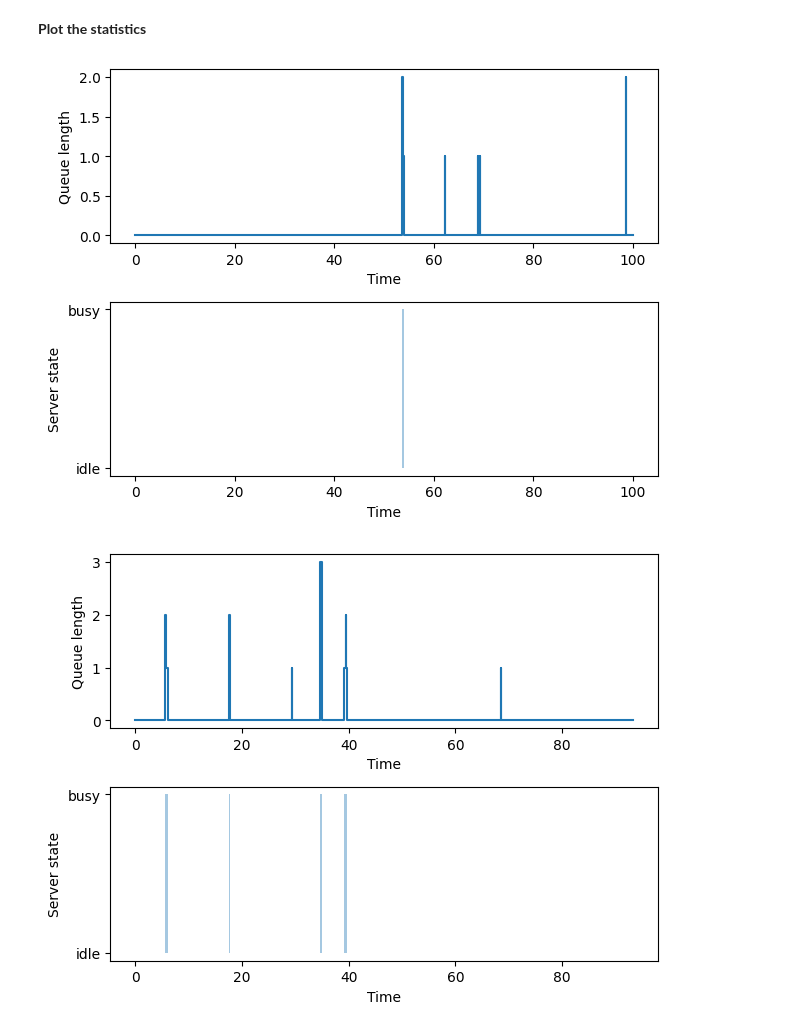
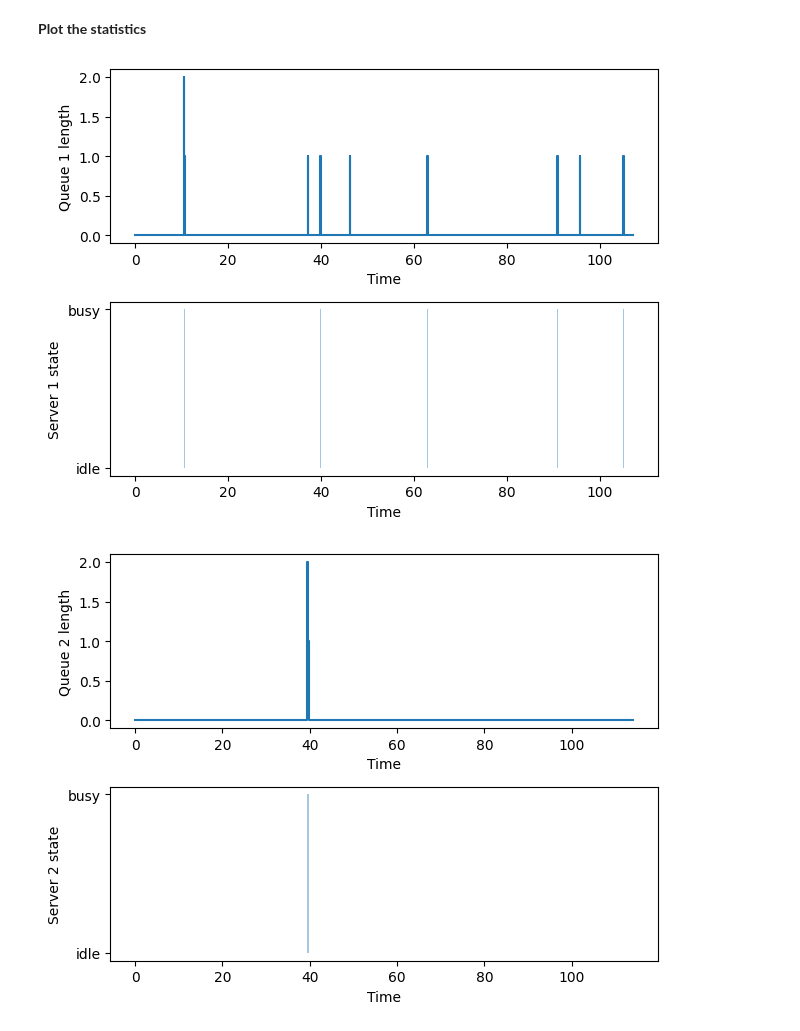
Before and after one commit to duytran1511/Danh_gia_hieu_nang, a Jupyter notebook: MM1-parallel.ipynb, the cells around one changed output. Saved outputs shown, nothing was run; the diff lists cells and outputs as text; code cells hidden in the pictures.

```diff
--- a/MM1-parallel.ipynb
+++ b/MM1-parallel.ipynb
@@ -343,35 +353,35 @@ E[n] (2)                 : 0.31/0.31
 # %%
 if LOGGED and PLOTTED:
     import matplotlib.pyplot as plt
-    log = np.loadtxt( 'mm1-l%d-m%d1.csv' % (LAMBDA,MU), delimiter = '\t' )
+    log = np.loadtxt( 'parallel-mm1-l%d-m%d-1.csv' % (LAMBDA,MU), delimiter = '\t' )
     plt.subplot( 2, 1, 1 )
     plt.xlabel( 'Time' )
-    plt.ylabel( 'Queue length' )
+    plt.ylabel( 'Queue 1 length' )
     plt.step( log[:200,0], log[:200,2], where='post' )
     plt.subplot( 2, 1, 2 )
     plt.xlabel( 'Time' )
-    plt.ylabel( 'Server state' )
+    plt.ylabel( 'Server 1 state' )
     plt.yticks([0, 1], ['idle', 'busy'])
     #plt.step( log[:200,0], log[:200,1], where='post' )
     plt.fill_between( log[:200,0], 0, log[:200,1], step="post", alpha=.4 )
     plt.tight_layout()
     plt.show()
 
 if LOGGED and PLOTTED:
     import matplotlib.pyplot as plt
-    log = np.loadtxt( 'mm1-l%d-m%d2.csv' % (LAMBDA,MU), delimiter = '\t' )
+    log = np.loadtxt( 'parallel-mm1-l%d-m%d-2.csv' % (LAMBDA,MU), delimiter = '\t' )
     plt.subplot( 2, 1, 1 )
     plt.xlabel( 'Time' )
-    plt.ylabel( 'Queue length' )
+    plt.ylabel( 'Queue 2 length' )
     plt.step( log[:200,0], log[:200,2], where='post' )
     plt.subplot( 2, 1, 2 )
     plt.xlabel( 'Time' )
-    plt.ylabel( 'Server state' )
+    plt.ylabel( 'Server 2 state' )
     plt.yticks([0, 1], ['idle', 'busy'])
     #plt.step( log[:200,0], log[:200,1], where='post' )
     plt.fill_between( log[:200,0], 0, log[:200,1], step="post", alpha=.4 )
     plt.tight_layout()
     plt.show()
 # %% [output]
-[figure, old version]
+[figure, new version]
-[figure, old version]
+[figure, new version]
```
Also changed, not shown: parts of 3 cells of this notebook, 10 other files.
